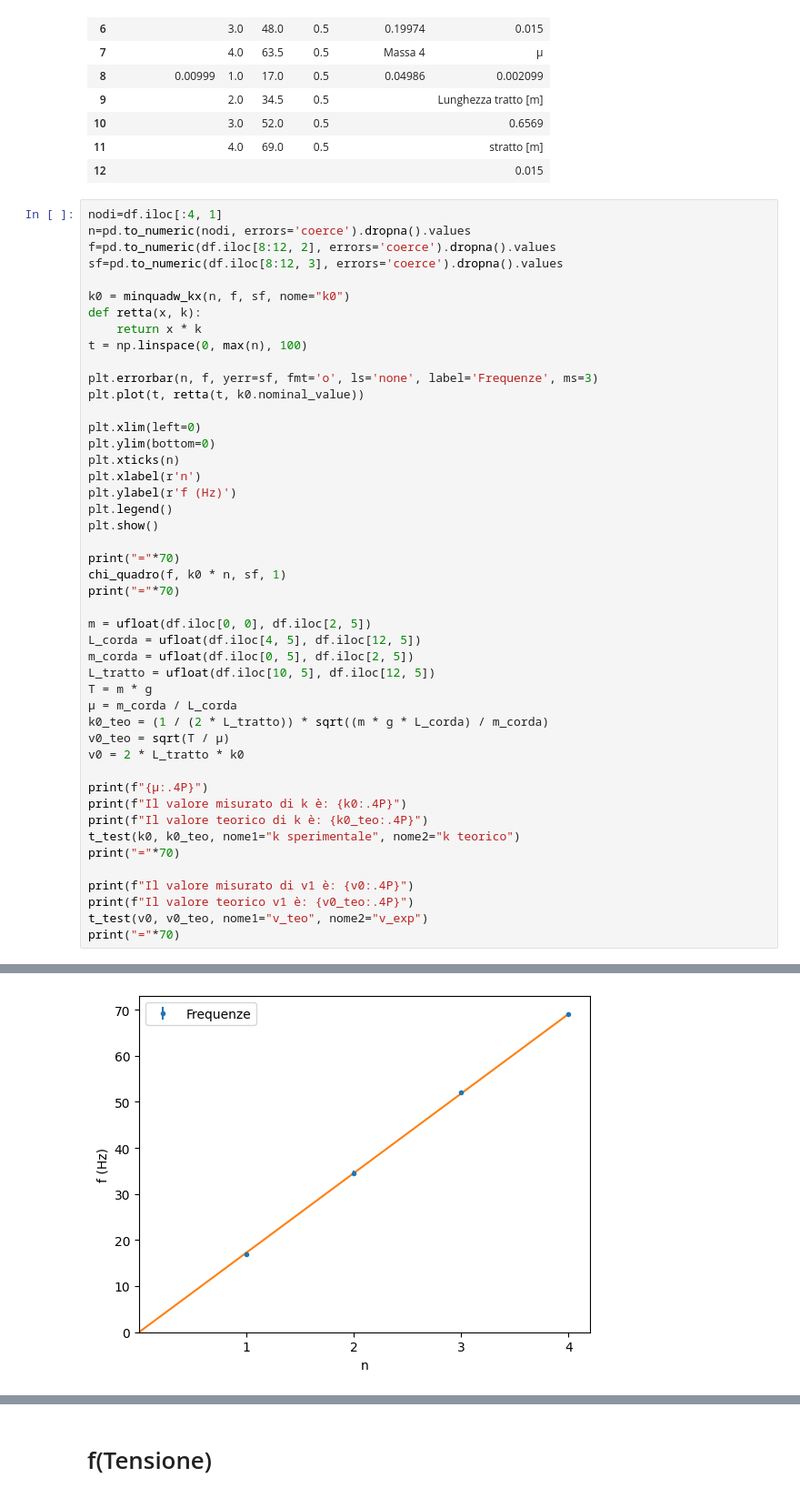
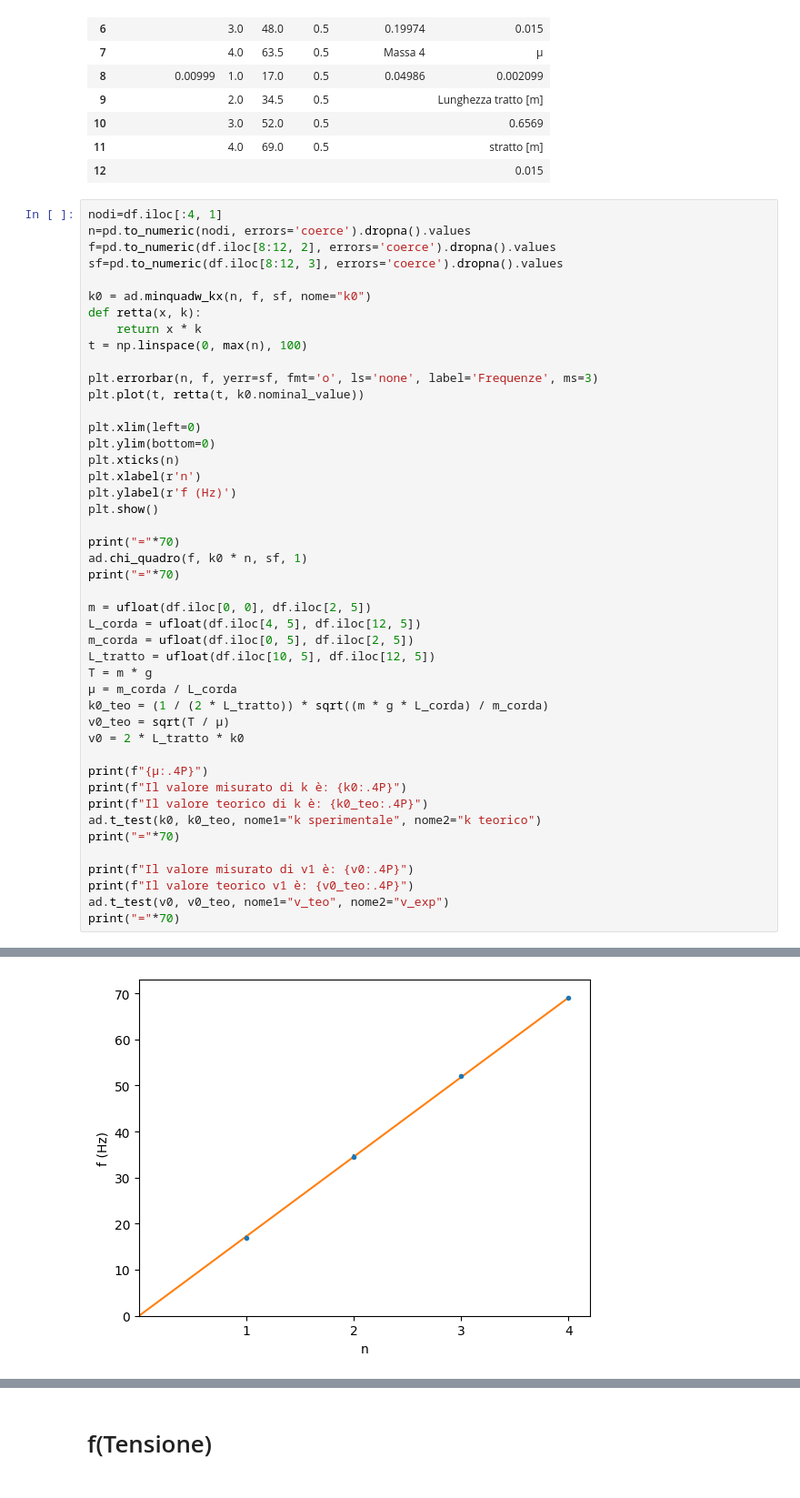
Before and after one commit to matteodeclich/Esperienze-in-laboratorio, a Jupyter notebook: Corda/Corda.ipynb, the cells around one changed output, grey strips where cells are left out. Shown at 91% size. Saved outputs shown, nothing was run; the diff lists cells and outputs as text.

```diff
--- a/Corda/Corda.ipynb
+++ b/Corda/Corda.ipynb
@@ -96,7 +47,7 @@ n=pd.to_numeric(nodi, errors='coerce').dropna().values
 f=pd.to_numeric(df.iloc[8:12, 2], errors='coerce').dropna().values
 sf=pd.to_numeric(df.iloc[8:12, 3], errors='coerce').dropna().values
 
-k0 = minquadw_kx(n, f, sf, nome="k0")
+k0 = ad.minquadw_kx(n, f, sf, nome="k0")
 def retta(x, k):
     return x * k
 t = np.linspace(0, max(n), 100)
@@ -108,38 +59,37 @@ plt.xlim(left=0)
 plt.ylim(bottom=0)
 plt.xticks(n)
 plt.xlabel(r'n')
 plt.ylabel(r'f (Hz)')
-plt.legend()
 plt.show()
 
 print("="*70)
-chi_quadro(f, k0 * n, sf, 1)
+ad.chi_quadro(f, k0 * n, sf, 1)
 print("="*70)
 
 m = ufloat(df.iloc[0, 0], df.iloc[2, 5])
 L_corda = ufloat(df.iloc[4, 5], df.iloc[12, 5])
 m_corda = ufloat(df.iloc[0, 5], df.iloc[2, 5])
 L_tratto = ufloat(df.iloc[10, 5], df.iloc[12, 5])
 T = m * g
 μ = m_corda / L_corda
 k0_teo = (1 / (2 * L_tratto)) * sqrt((m * g * L_corda) / m_corda)
 v0_teo = sqrt(T / μ)
 v0 = 2 * L_tratto * k0
 
 print(f"{μ:.4P}")
 print(f"Il valore misurato di k è: {k0:.4P}")
 print(f"Il valore teorico di k è: {k0_teo:.4P}")
-t_test(k0, k0_teo, nome1="k sperimentale", nome2="k teorico")
+ad.t_test(k0, k0_teo, nome1="k sperimentale", nome2="k teorico")
 print("="*70)
 
 print(f"Il valore misurato di v1 è: {v0:.4P}")
 print(f"Il valore teorico v1 è: {v0_teo:.4P}")
-t_test(v0, v0_teo, nome1="v_teo", nome2="v_exp")
+ad.t_test(v0, v0_teo, nome1="v_teo", nome2="v_exp")
 print("="*70)
 # %% [output]
 Il risultato del fit y = k0·x è:
   k0 = 17.266667±0.091287
-[figure, old version]
+[figure, new version]
 ======================================================================
 Il risultato del test del χ² è:
   χ²               = 0.46666667
```
Also changed, not shown: parts of 7 cells of this notebook, 5 other files.
